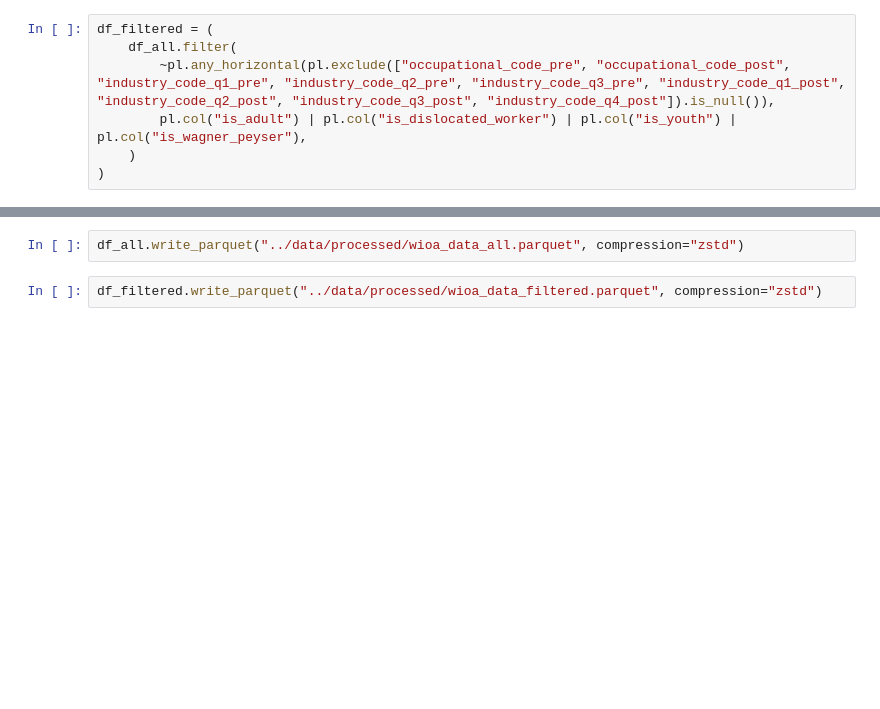
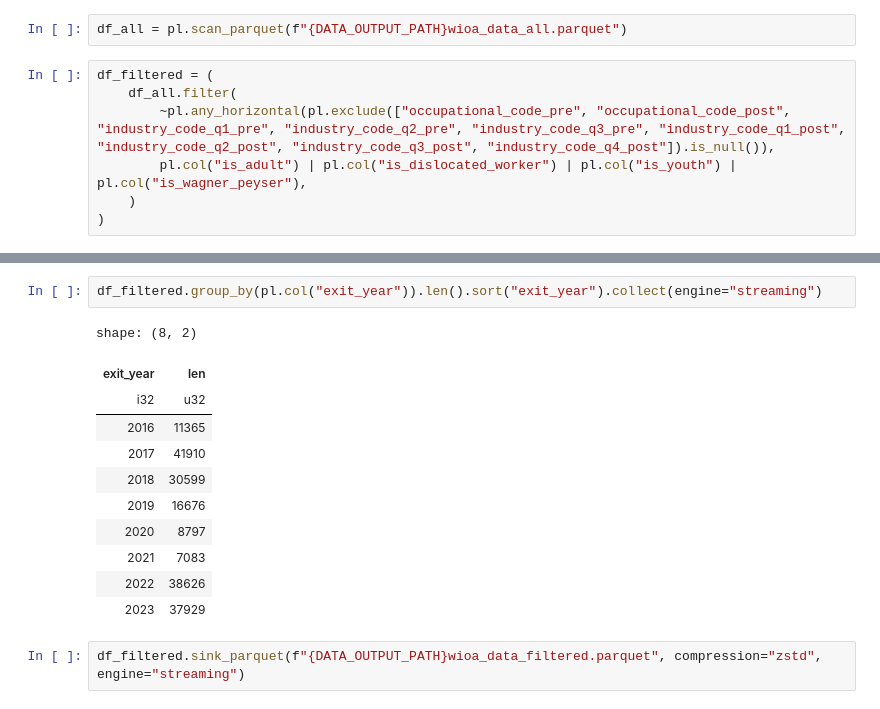
Before and after one commit to jcanedy/retrainability-index, a Jupyter notebook: scripts/create_wioa_data.ipynb, the cells around one changed output, grey strips where cells are left out. Cells and saved outputs as stored; diff of their text form; blank space fills up the shorter version.

```diff
--- a/scripts/create_wioa_data.ipynb
+++ b/scripts/create_wioa_data.ipynb
@@ -851,3 +915,5 @@ shape: (1, 1)
+# %%
+df_all = pl.scan_parquet(f"{DATA_OUTPUT_PATH}wioa_data_all.parquet")
 # %%
 df_filtered = (
     df_all.filter(
@@ -879,4 +924,16 @@ shape: (11, 2)
-# %%
-df_all.write_parquet("../data/processed/wioa_data_all.parquet", compression="zstd")
-# %%
-df_filtered.write_parquet("../data/processed/wioa_data_filtered.parquet", compression="zstd")
+# %%
+df_filtered.group_by(pl.col("exit_year")).len().sort("exit_year").collect(engine="streaming")
+# %% [output]
+shape: (8, 2)
+| exit_year | len |
+| i32 | u32 |
+| 2016 | 11365 |
+| 2017 | 41910 |
+| 2018 | 30599 |
+| 2019 | 16676 |
+| 2020 | 8797 |
+| 2021 | 7083 |
+| 2022 | 38626 |
+| 2023 | 37929 |
+# %%
+df_filtered.sink_parquet(f"{DATA_OUTPUT_PATH}wioa_data_filtered.parquet", compression="zstd", engine="streaming")
```
Also changed, not shown: parts of 25 cells of this notebook.
